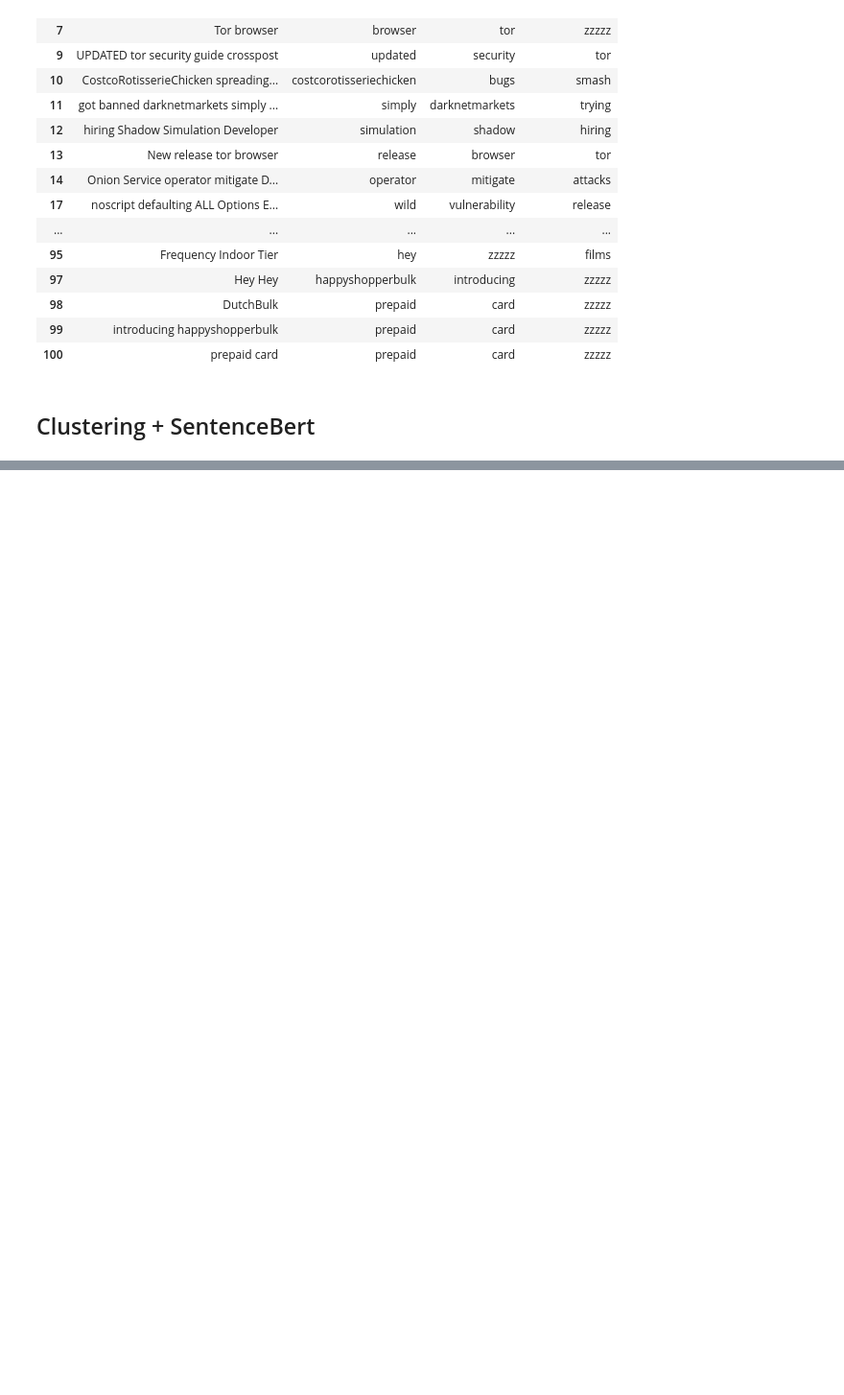
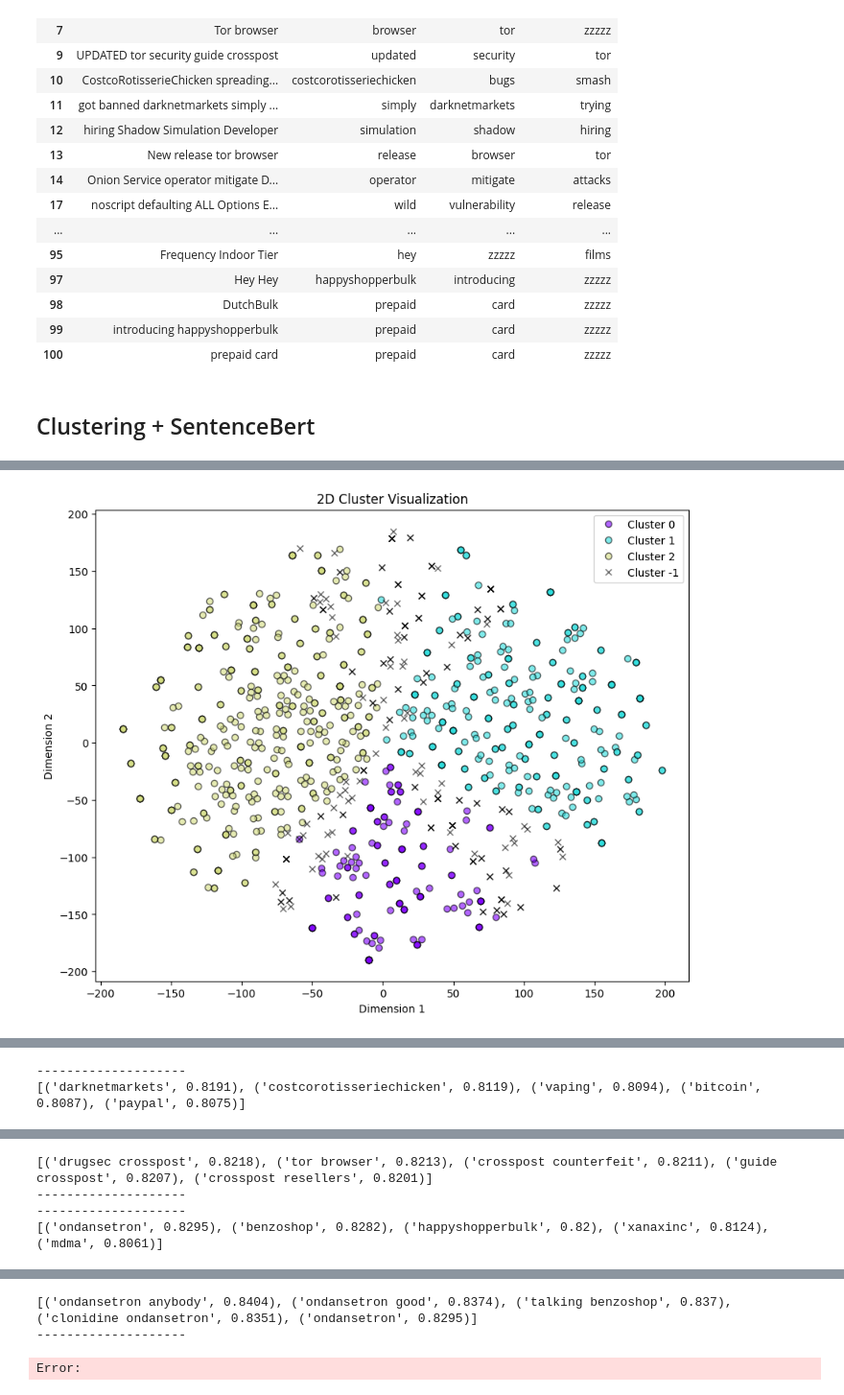
Before and after one commit to D0men1c0/GSoC, a Jupyter notebook: Analyze_files/Completed/TextThreadAnalysis.ipynb, the cells around one changed output, grey strips where cells are left out. Shown at 96% size. Cells and saved outputs as stored; diff of their text form; code cells hidden in the pictures; blank space fills up the shorter version.

```diff
--- a/Analyze_files/Completed/TextThreadAnalysis.ipynb
+++ b/Analyze_files/Completed/TextThreadAnalysis.ipynb
@@ -408,6 +408,6 @@ df_tf_idf[['name_thread', 'top_keyword_1', 'top_keyword_2', 'top_keyword_3']].he
 df = pd.read_csv('cleaned_data_name_thread.csv')
 df = df.dropna(subset=['name_thread'])
 # %%
-tc = ppt.TextClustering(df, 'name_thread')
-tc.main(name_model='intfloat/multilingual-e5-large', hdbscan=True)
+tc = ppt.TextClustering(df[:1000], 'name_thread')
+summarized_clusters, cluster_df = tc.main(name_model='intfloat/multilingual-e5-large', hdbscan=True, batch_size=64, min_cluster_size=0.1, n_words=10)
 # %% [output]
@@ -416,0 +417 @@ To support symlinks on Windows, you either need to activate Developer Mode or to
+[figure, added]
@@ -416,0 +421,2 @@ To support symlinks on Windows, you either need to activate Developer Mode or to
+--------------------
+[('darknetmarkets', 0.8191), ('costcorotisseriechicken', 0.8119), ('vaping', 0.8094), ('bitcoin', 0.8087), ('paypal', 0.8075)]
@@ -416,0 +425,4 @@ To support symlinks on Windows, you either need to activate Developer Mode or to
+[('drugsec crosspost', 0.8218), ('tor browser', 0.8213), ('crosspost counterfeit', 0.8211), ('guide crosspost', 0.8207), ('crosspost resellers', 0.8201)]
+--------------------
+--------------------
+[('ondansetron', 0.8295), ('benzoshop', 0.8282), ('happyshopperbulk', 0.82), ('xanaxinc', 0.8124), ('mdma', 0.8061)]
@@ -416,0 +431,3 @@ To support symlinks on Windows, you either need to activate Developer Mode or to
+[('ondansetron anybody', 0.8404), ('ondansetron good', 0.8374), ('talking benzoshop', 0.837), ('clonidine ondansetron', 0.8351), ('ondansetron', 0.8295)]
+--------------------
+Error:
```
Also changed, not shown: parts of 2 cells of this notebook, 1 other file.
